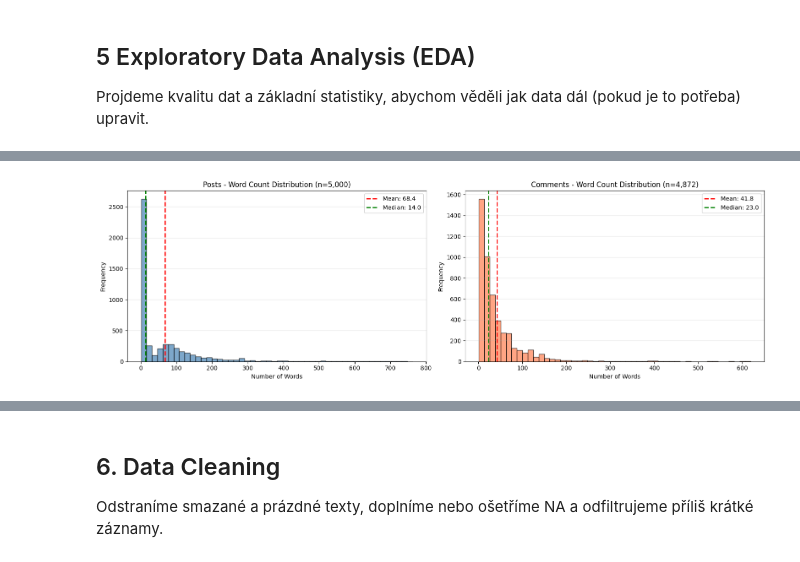
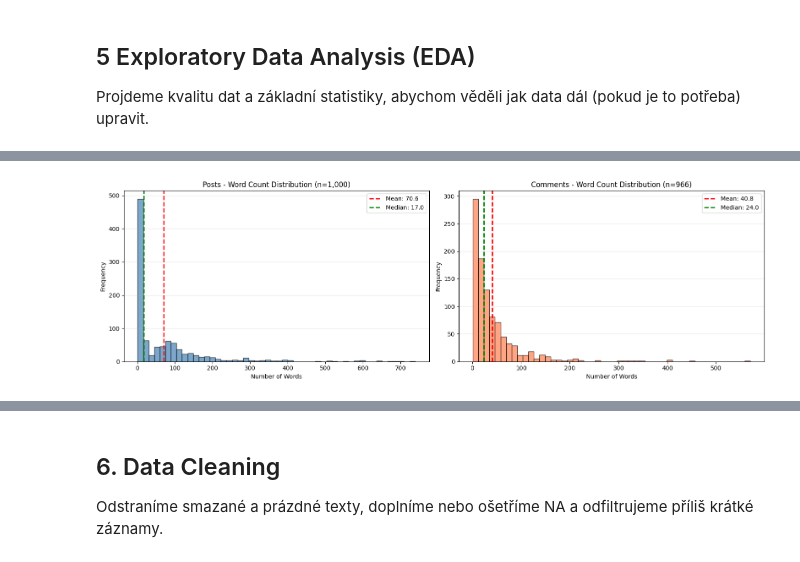
Before and after one commit to OndrejZ24/stock-sentiment-analysis, a Jupyter notebook: preprocessing.ipynb, the cells around one changed output, grey strips where cells are left out. Drawn from its saved outputs; the diff is of its cells as text; code cells hidden in the pictures.

```diff
--- a/preprocessing.ipynb
+++ b/preprocessing.ipynb
@@ -132,7 +179,7 @@ if oracle_credentials_available:
                     score, DBMS_LOB.SUBSTR(body, 4000, 1) as body,
                     subreddit, upvote_ratio, url
                 FROM historical_posts
-                WHERE ROWNUM <= 5000
+                WHERE ROWNUM <= 1000
             """
             df_posts = pd.read_sql_query(query_posts, conn)
 
@@ -143,7 +190,7 @@ if oracle_credentials_available:
                     DBMS_LOB.SUBSTR(body, 4000, 1) as body,
                     subreddit
                 FROM historical_comments
-                WHERE ROWNUM <= 5000
+                WHERE ROWNUM <= 1000
             """
             df_comments = pd.read_sql_query(query_comments, conn)
 
@@ -447,16 +608,14 @@ Podíváme se na délky textů, počty slov a percentily, abychom kdyžtak vyfil
 # %%
-# 5.2 Text Characteristics
+# 5.4 Text Characteristics
 
 if len(df_unified) > 0 and 'text' in df_unified.columns:
 
-    # Calculate text statistics
+    # Calculating text statistics
     valid_texts = df_unified[df_unified['text'].notna() & (df_unified['text'] != '')]
 
     if len(valid_texts) > 0:
-        # Text length statistics
         text_lengths = valid_texts['text'].astype(str).str.len()
 
-        # Word count statistics
         word_counts = valid_texts['text'].astype(str).str.split().str.len()
 
         print(f"\nWord Count Statistics (Overall):")
@@ -465,53 +624,45 @@ if len(df_unified) > 0 and 'text' in df_unified.columns:
         print(f"  Min: {word_counts.min()} words")
         print(f"  Max: {word_counts.max()} words")
 
-        # Visualize word count distribution (separate for posts and comments)
-        print(f"\nWord Count Distribution (histograms):")
         try:
             import matplotlib.pyplot as plt
+            if 'type' in valid_texts.columns:
+                posts = valid_texts[valid_texts['type'] == 'post']
+                comments = valid_texts[valid_texts['type'] == 'comment']
 
-            if 'type' in valid_texts.columns and len(posts) > 0 and len(comments) > 0:
-                # Create side-by-side histograms
-                fig, (ax1, ax2) = plt.subplots(1, 2, figsize=(16, 5))
+                if len(posts) > 0 and len(comments) > 0:
+                    post_word_counts = posts['text'].astype(str).str.split().str.len()
+                    comment_word_counts = comments['text'].astype(str).str.split().str.len()
 
-                # Posts histogram
-                ax1.hist(post_word_counts, bins=50, edgecolor='black', alpha=0.7, color='steelblue')
-                ax1.axvline(post_word_counts.mean(), color='red', linestyle='--', linewidth=2, label=f'Mean: {post_word_counts.mean():.1f}')
-                ax1.axvline(post_word_counts.median(), color='green', linestyle='--', linewidth=2, label=f'Median: {post_word_counts.median():.1f}')
-                ax1.set_xlabel('Number of Words')
-                ax1.set_ylabel('Frequency')
-                ax1.set_title(f'Posts - Word Count Distribution (n={len(posts):,})')
-                ax1.legend()
-                ax1.grid(axis='y', alpha=0.3)
+                    fig, (ax1, ax2) = plt.subplots(1, 2, figsize=(16, 5))
 
-                # Comments histogram
-                ax2.hist(comment_word_counts, bins=50, edgecolor='black', alpha=0.7, color='coral')
-                ax2.axvline(comment_word_counts.mean(), color='red', linestyle='--', linewidth=2, label=f'Mean: {comment_word_counts.mean():.1f}')
-                ax2.axvline(comment_word_counts.median(), color='green', linestyle='--', linewidth=2, label=f'Median: {comment_word_counts.median():.1f}')
-                ax2.set_xlabel('Number of Words')
-                ax2.set_ylabel('Frequency')
-                ax2.set_title(f'Comments - Word Count Distribution (n={len(comments):,})')
-                ax2.legend()
-                ax2.grid(axis='y', alpha=0.3)
+                    # Posts
+                    ax1.hist(post_word_counts, bins=50, edgecolor='black', alpha=0.7, color='steelblue')
+                    ax1.axvline(post_word_counts.mean(), color='red', linestyle='--', linewidth=2, label=f'Mean: {post_word_counts.mean():.1f}')
+                    ax1.axvline(post_word_counts.median(), color='green', linestyle='--', linewidth=2, label=f'Median: {post_word_counts.median():.1f}')
+                    ax1.set_xlabel('Number of Words')
+                    ax1.set_ylabel('Frequency')
+                    ax1.set_title(f'Posts - Word Count Distribution (n={len(posts):,})')
+                    ax1.legend()
+                    ax1.grid(axis='y', alpha=0.3)
 
-                plt.tight_layout()
-                plt.show()
-            else:
-                # Fallback: single histogram if no type column
-                plt.figure(figsize=(10, 5))
-                plt.hist(word_counts, bins=50, edgecolor='black', alpha=0.7)
-                plt.xlabel('Number of Words')
-                plt.ylabel('Frequency')
-                plt.title('Distribution of Word Counts in Texts')
-                plt.axvline(word_counts.mean(), color='red', linestyle='--', linewidth=2, label=f'Mean: {word_counts.mean():.1f}')
-                plt.axvline(word_counts.median(), color='green', linestyle='--', linewidth=2, label=f'Median: {word_counts.median():.1f}')
-                plt.legend()
-                plt.grid(axis='y', alpha=0.3)
-                plt.tight_layout()
-                plt.show()
+                    # Comments
+                    ax2.hist(comment_word_counts, bins=50, edgecolor='black', alpha=0.7, color='coral')
+                    ax2.axvline(comment_word_counts.mean(), color='red', linestyle='--', linewidth=2, label=f'Mean: {comment_word_counts.mean():.1f}')
+                    ax2.axvline(comment_word_counts.median(), color='green', linestyle='--', linewidth=2, label=f'Median: {comment_word_counts.median():.1f}')
+                    ax2.set_xlabel('Number of Words')
+                    ax2.set_ylabel('Frequency')
+                    ax2.set_title(f'Comments - Word Count Distribution (n={len(comments):,})')
+                    ax2.legend()
+                    ax2.grid(axis='y', alpha=0.3)
+
+                    plt.tight_layout()
+                    plt.show()
+                else:
+                    print("  Not enough data for separate histograms")
 
         except ImportError:
-            print("  matplotlib not available - install with: pip install matplotlib")
+            print("matplotlib not available - install with: pip install matplotlib")
 
         # Short texts identification
         very_short = (text_lengths <= MIN_TEXT_LENGTH).sum()
@@ -531,2 +680,2 @@ Word Count Distribution (histograms):
-[figure, old version]
+[figure, new version]
 Quality Issues:
```
Also changed, not shown: parts of 60 cells of this notebook, 6 other files.
